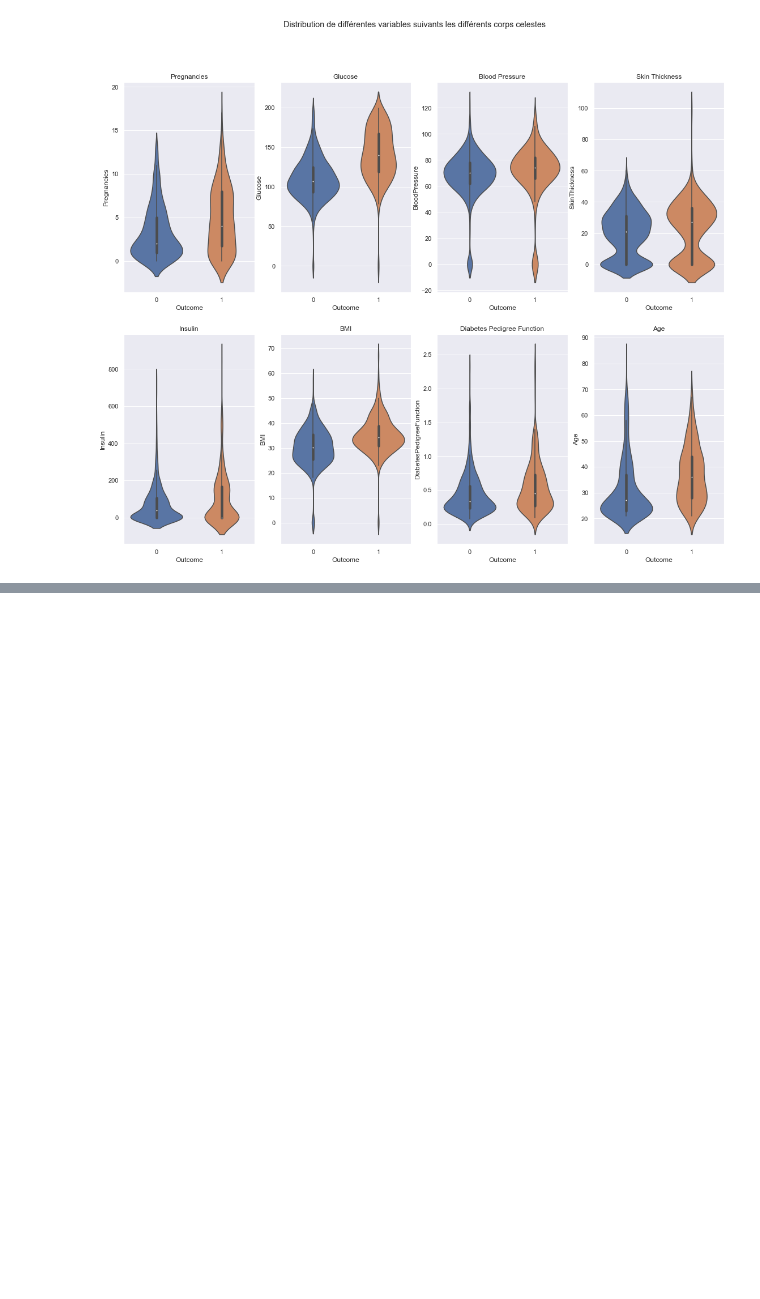
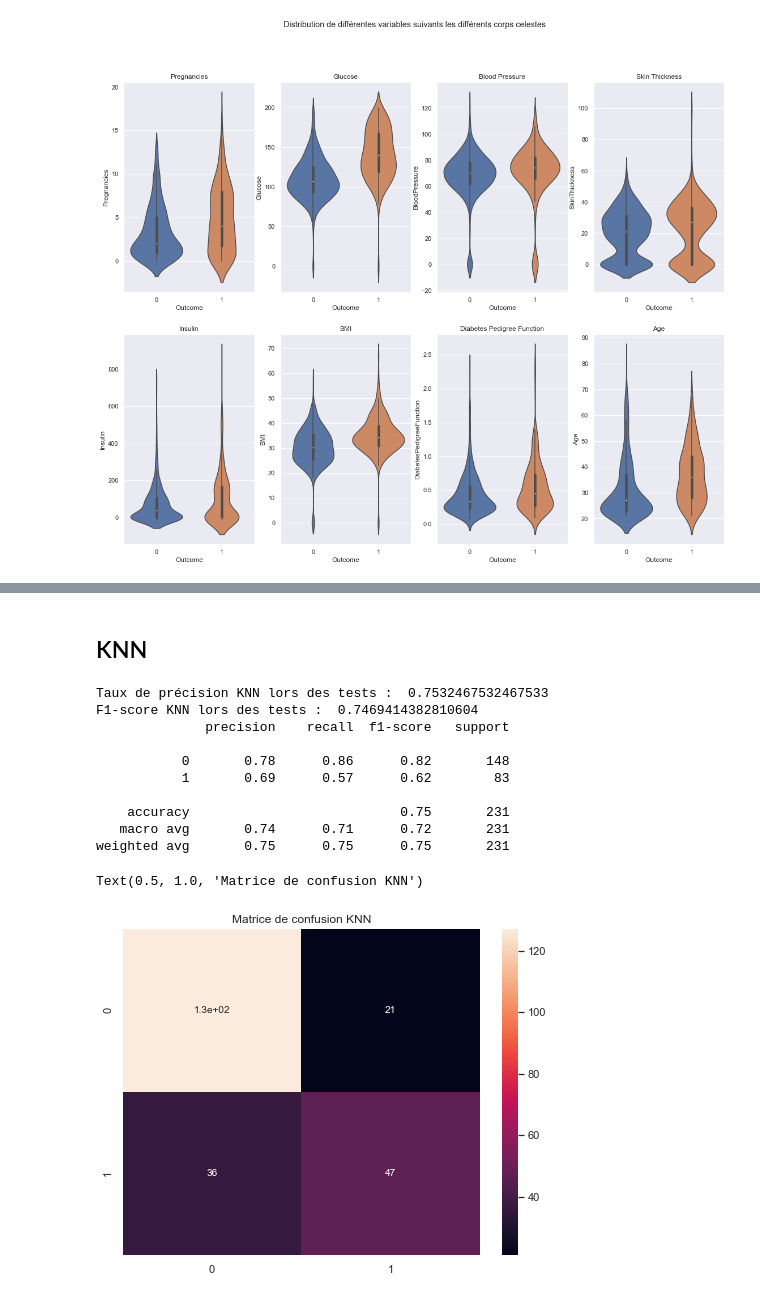
Before and after one commit to MohamedNennouche/pima-diabetes, a Jupyter notebook: pima-notebook.ipynb, the cells around one changed output, grey strips where cells are left out. Cells and saved outputs as stored; diff of their text form; code cells hidden in the pictures; blank space fills up the shorter version.

```diff
--- a/pima-notebook.ipynb
+++ b/pima-notebook.ipynb
@@ -126,0 +216,31 @@ Text(0.5, 1.0, 'Age')
+# %% [markdown]
+## KNN
+# %%
+parameters = {'n_neighbors':np.arange(1,20,1), 'p' : np.arange(1,3,1)}
+knn=KNeighborsClassifier()
+clf = GridSearchCV(knn, parameters)
+clf.fit(fv_train,etiq_train)
+knn=KNeighborsClassifier(**clf.best_params_)
+knn.fit(fv_train,etiq_train)
+
+yknn=knn.predict(fv_test)
+print("Taux de précision KNN lors des tests : ",metrics.accuracy_score(etiq_test, yknn))
+print("F1-score KNN lors des tests : ", metrics.f1_score(etiq_test, yknn, average='weighted'))
+print(metrics.classification_report(etiq_test, yknn))
+
+plt.figure(figsize=(8,6))
+sns.heatmap(metrics.confusion_matrix(etiq_test, yknn), annot=True, annot_kws={"size": 10})
+plt.title('Matrice de confusion KNN')
+# %% [output]
+Taux de précision KNN lors des tests :  0.7532467532467533
+F1-score KNN lors des tests :  0.7469414382810604
+              precision    recall  f1-score   support
+
+           0       0.78      0.86      0.82       148
+           1       0.69      0.57      0.62        83
+
+    accuracy                           0.75       231
+   macro avg       0.74      0.71      0.72       231
+weighted avg       0.75      0.75      0.75       231
+Text(0.5, 1.0, 'Matrice de confusion KNN')
+[figure, added]
```
Also changed, not shown: parts of 28 cells of this notebook.
